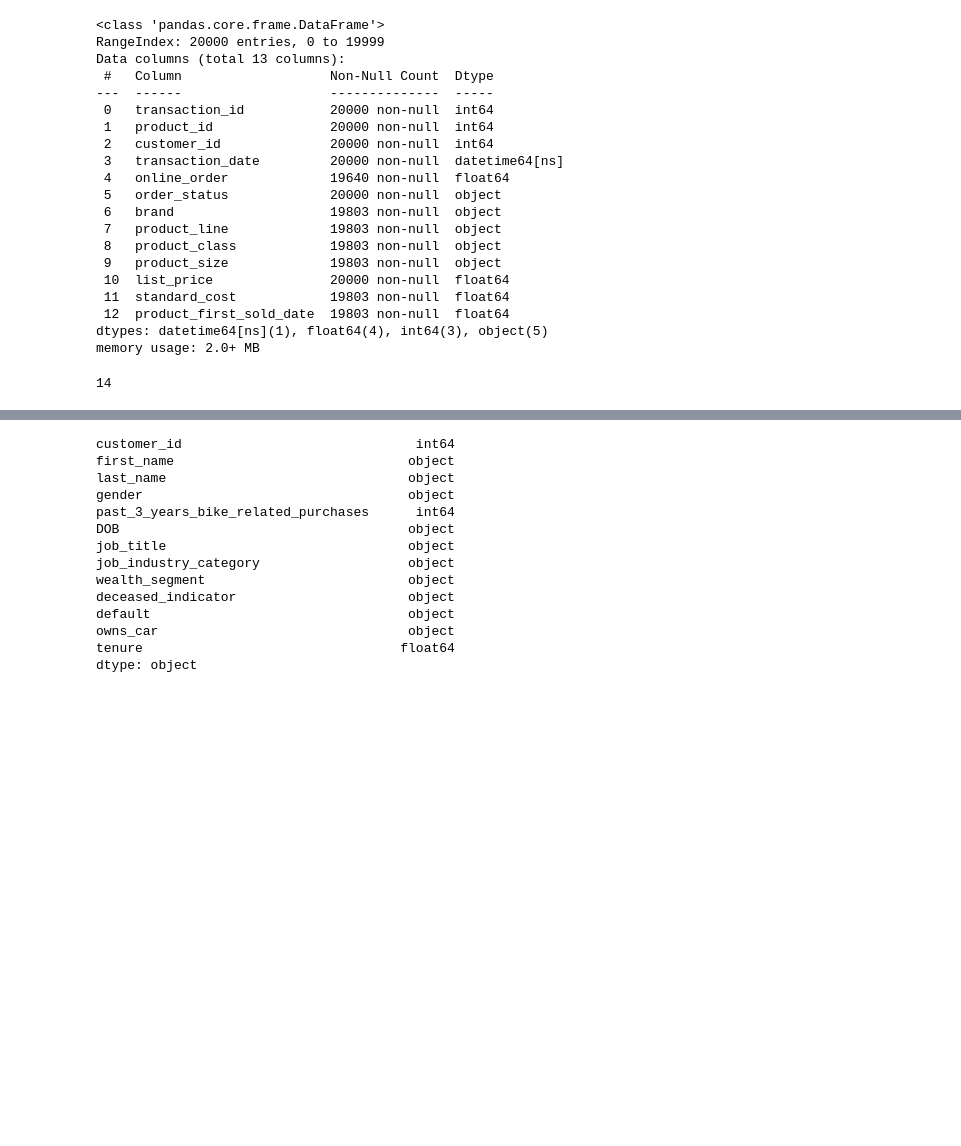
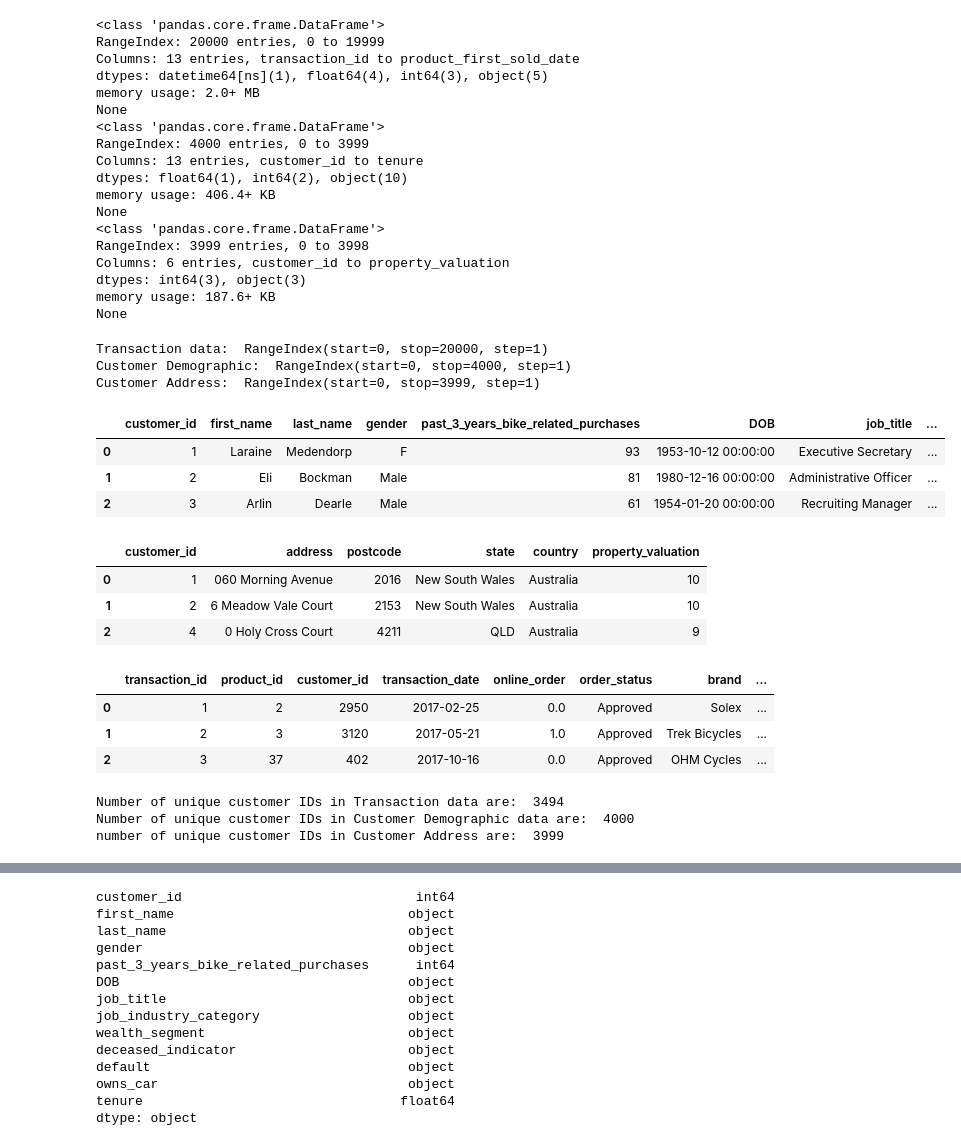
Before and after one commit to Marilyn-Rose/KPMG-Data-Analytics-and-Modelling-Project, a Jupyter notebook: KPMG for Sprocket Central Pty Ltd.ipynb, the cells around one changed output, grey strips where cells are left out. Cells and saved outputs as stored; diff of their text form; code cells hidden in the pictures; blank space fills up the shorter version.

Commit message:
Further data cleaning and  exploration

```diff
--- a/KPMG for Sprocket Central Pty Ltd.ipynb
+++ b/KPMG for Sprocket Central Pty Ltd.ipynb
@@ -6,7 +6,7 @@ import matplotlib.pyplot as plt
 import seaborn as sns
 # %%
 # Load excel file:
-kpmg_data = 'C:/Users/user/Desktop/KPMG_VI_New_raw_data_update_final.xlsx'
+kpmg_data = 'C:/Users/user/Desktop/Data Science or Data Analytics/KPMG_VI_New_raw_data_update_final.xlsx'
 
 # Read each sheet into separate Dataframe:
 transc = pd.read_excel(kpmg_data, sheet_name = 'Transactions')
@@ -14,29 +14,65 @@ new_cust = pd.read_excel(kpmg_data, sheet_name = 'NewCustomerList')
 cust_dem = pd.read_excel(kpmg_data, sheet_name = 'CustomerDemographic')
 cust_addr = pd.read_excel(kpmg_data, sheet_name = 'CustomerAddress')
 # %%
-transc.info()
+# Getting a brief summary of the data:
+
+print(transc.info(verbose = False))
+print(cust_dem.info(verbose = False))
+print(cust_addr.info(verbose = False))
 # %% [output]
 <class 'pandas.core.frame.DataFrame'>
 RangeIndex: 20000 entries, 0 to 19999
-Data columns (total 13 columns):
- #   Column                   Non-Null Count  Dtype
----  ------                   --------------  -----
- 0   transaction_id           20000 non-null  int64
- 1   product_id               20000 non-null  int64
- 2   customer_id              20000 non-null  int64
- 3   transaction_date         20000 non-null  datetime64[ns]
- 4   online_order             19640 non-null  float64
- 5   order_status             20000 non-null  object
- 6   brand                    19803 non-null  object
- 7   product_line             19803 non-null  object
- 8   product_class            19803 non-null  object
- 9   product_size             19803 non-null  object
- 10  list_price               20000 non-null  float64
- 11  standard_cost            19803 non-null  float64
- 12  product_first_sold_date  19803 non-null  float64
+Columns: 13 entries, transaction_id to product_first_sold_date
 dtypes: datetime64[ns](1), float64(4), int64(3), object(5)
 memory usage: 2.0+ MB
+None
+<class 'pandas.core.frame.DataFrame'>
+RangeIndex: 4000 entries, 0 to 3999
+Columns: 13 entries, customer_id to tenure
+dtypes: float64(1), int64(2), object(10)
+memory usage: 406.4+ KB
+None
+<class 'pandas.core.frame.DataFrame'>
+RangeIndex: 3999 entries, 0 to 3998
+Columns: 6 entries, customer_id to property_valuation
+dtypes: int64(3), object(3)
+memory usage: 187.6+ KB
+None
+# %%
+# Getting the list of indices:
+print('Transaction data: ', transc.index)
+print('Customer Demographic: ', cust_dem.index)
+print('Customer Address: ', cust_addr.index)
+# %% [output]
+Transaction data:  RangeIndex(start=0, stop=20000, step=1)
+Customer Demographic:  RangeIndex(start=0, stop=4000, step=1)
+Customer Address:  RangeIndex(start=0, stop=3999, step=1)
+# %%
+cust_dem.head(3)
+# %% [output]
+|  | customer_id | first_name | last_name | gender | past_3_years_bike_related_purchases | DOB | job_title | ... |
+| 0 | 1 | Laraine | Medendorp | F | 93 | 1953-10-12 00:00:00 | Executive Secretary | ... |
+| 1 | 2 | Eli | Bockman | Male | 81 | 1980-12-16 00:00:00 | Administrative Officer | ... |
+| 2 | 3 | Arlin | Dearle | Male | 61 | 1954-01-20 00:00:00 | Recruiting Manager | ... |
+# %%
+cust_addr.head(3)
+# %% [output]
+|  | customer_id | address | postcode | state | country | property_valuation |
+| 0 | 1 | 060 Morning Avenue | 2016 | New South Wales | Australia | 10 |
+| 1 | 2 | 6 Meadow Vale Court | 2153 | New South Wales | Australia | 10 |
+| 2 | 4 | 0 Holy Cross Court | 4211 | QLD | Australia | 9 |
+# %%
+transc.head(3)
+# %% [output]
+|  | transaction_id | product_id | customer_id | transaction_date | online_order | order_status | brand | ... |
+| 0 | 1 | 2 | 2950 | 2017-02-25 | 0.0 | Approved | Solex | ... |
+| 1 | 2 | 3 | 3120 | 2017-05-21 | 1.0 | Approved | Trek Bicycles | ... |
+| 2 | 3 | 37 | 402 | 2017-10-16 | 0.0 | Approved | OHM Cycles | ... |
 # %%
-transc[['customer_id']].value_counts().nunique()
+print("Number of unique customer IDs in Transaction data are: ", transc['customer_id'].nunique())
+print("Number of unique customer IDs in Customer Demographic data are: ", cust_dem['customer_id'].nunique())
+print("number of unique customer IDs in Customer Address are: ", cust_addr['customer_id'].nunique())
 # %% [output]
-14
+Number of unique customer IDs in Transaction data are:  3494
+Number of unique customer IDs in Customer Demographic data are:  4000
+number of unique customer IDs in Customer Address are:  3999
```
Also changed, not shown: parts of 7 cells of this notebook.
